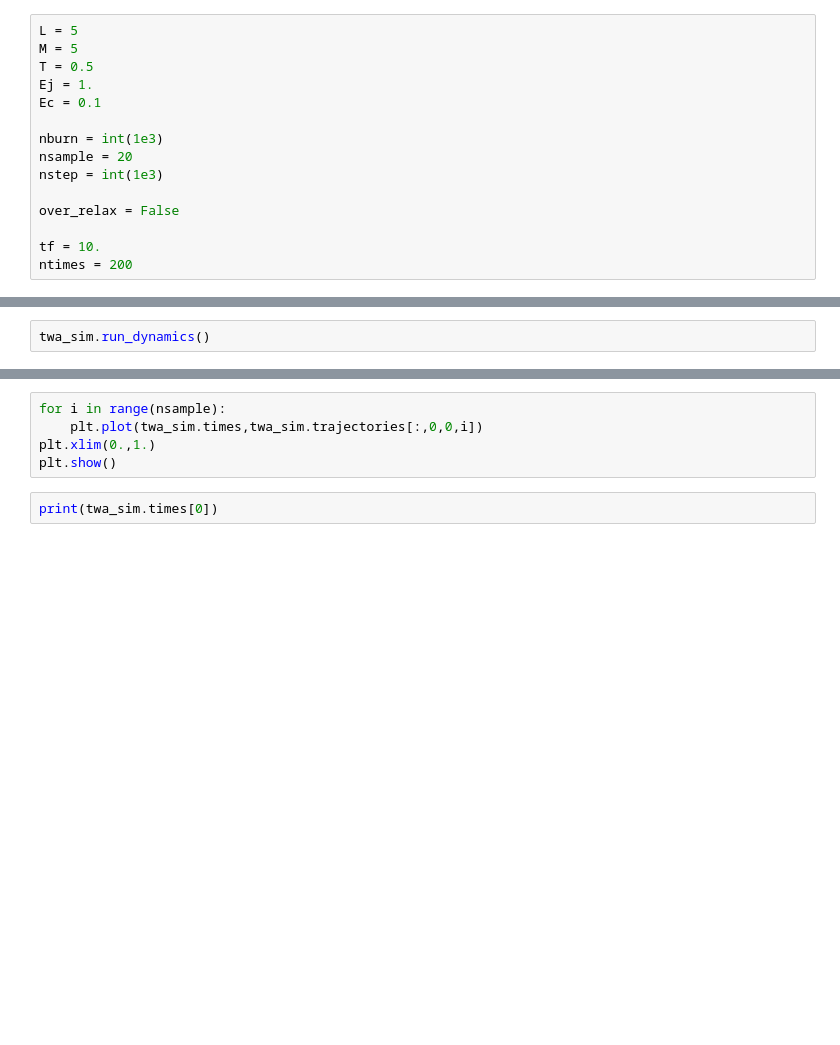
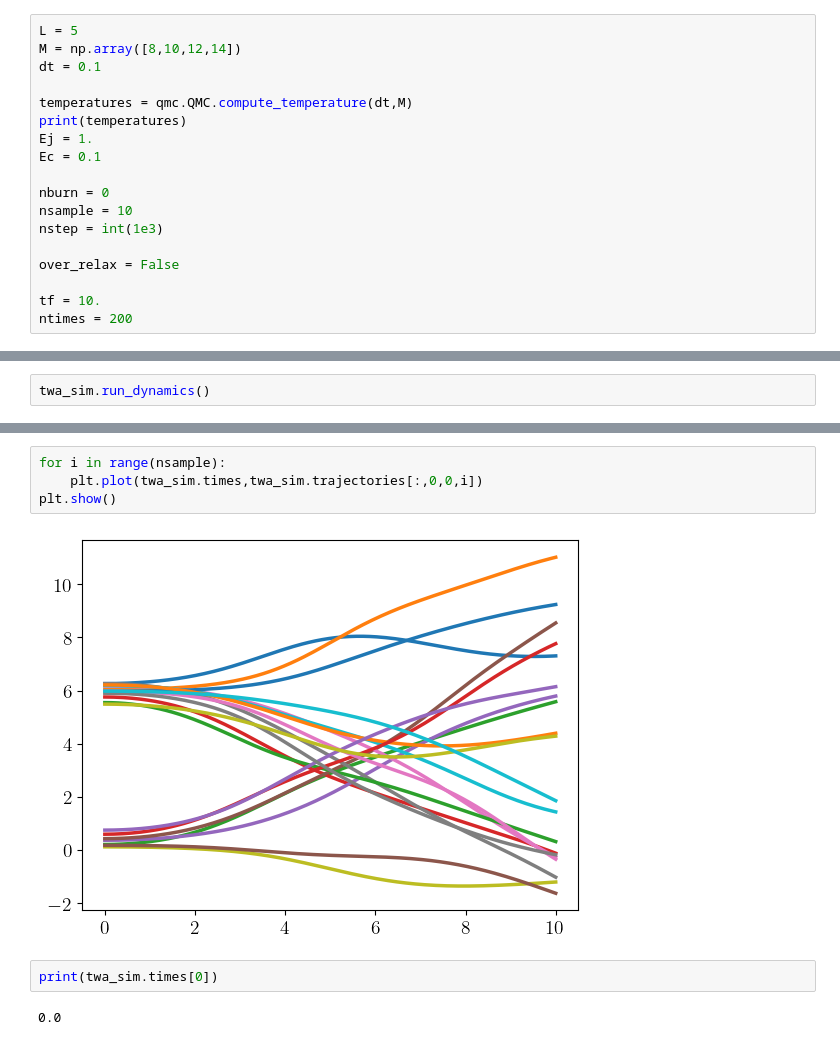
Before and after one commit to j-curtis/3d_XY_QMC-TWA, a Jupyter notebook: testing.ipynb, the cells around one changed output, grey strips where cells are left out. Saved outputs shown, nothing was run; the diff lists cells and outputs as text; blank space fills up the shorter version.

```diff
--- a/testing.ipynb
+++ b/testing.ipynb
@@ -20,13 +20,16 @@ plt.rc('axes', labelsize=18)
 plt.rc('lines', linewidth=2.5)
 # %%
 L = 5
-M = 5
-T = 0.5
+M = np.array([8,10,12,14])
+dt = 0.1
+
+temperatures = qmc.QMC.compute_temperature(dt,M)
+print(temperatures)
 Ej = 1.
 Ec = 0.1
 
-nburn = int(1e3)
-nsample = 20
+nburn = 0
+nsample = 10
 nstep = int(1e3)
 
 over_relax = False
@@ -56,7 +67,10 @@ plt.show()
 # %%
 for i in range(nsample):
     plt.plot(twa_sim.times,twa_sim.trajectories[:,0,0,i])
-plt.xlim(0.,1.)
 plt.show()
+# %% [output]
+[figure, added]
 # %%
 print(twa_sim.times[0])
+# %% [output]
+0.0
```
Also changed, not shown: parts of 5 cells of this notebook, 3 other files.
